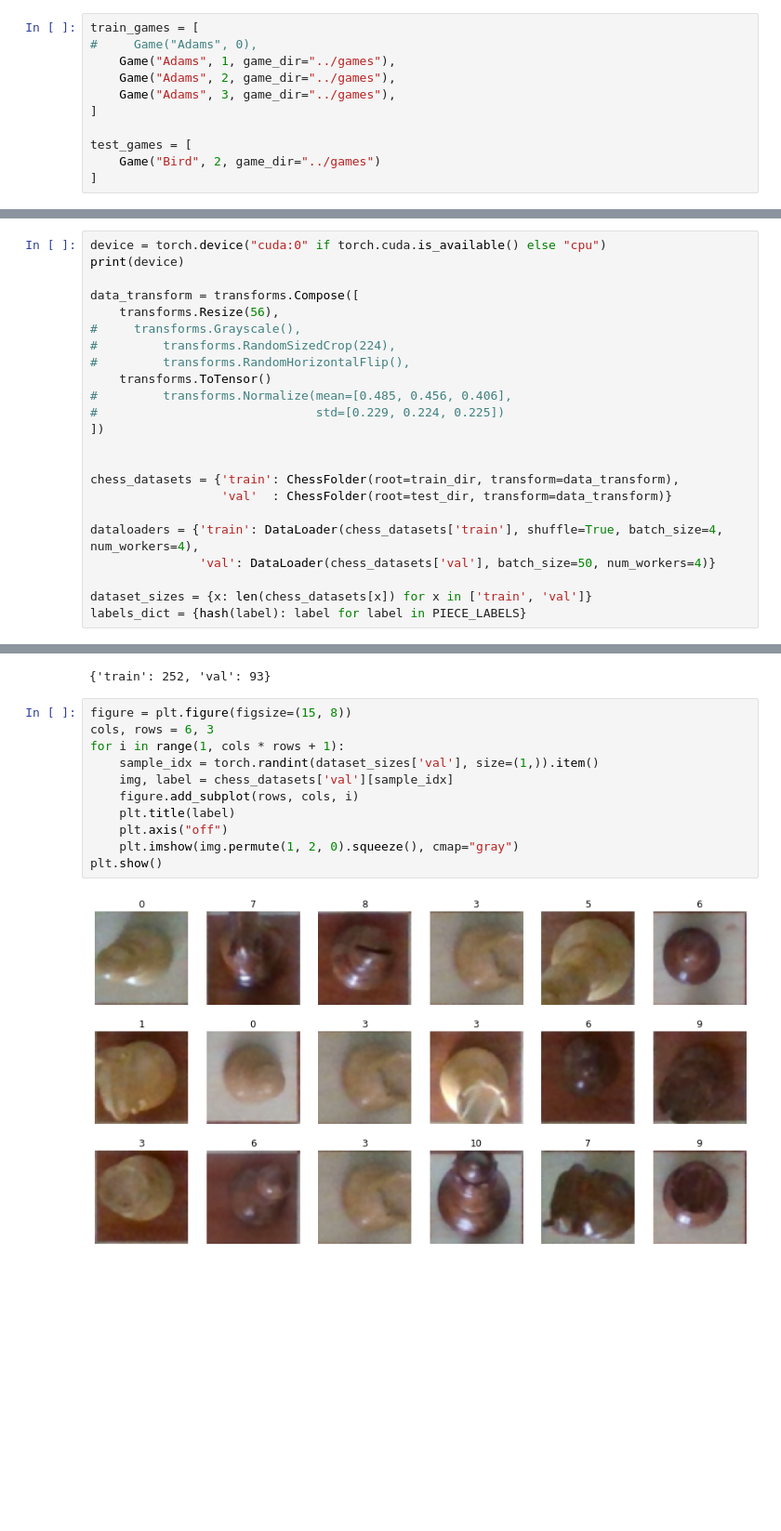
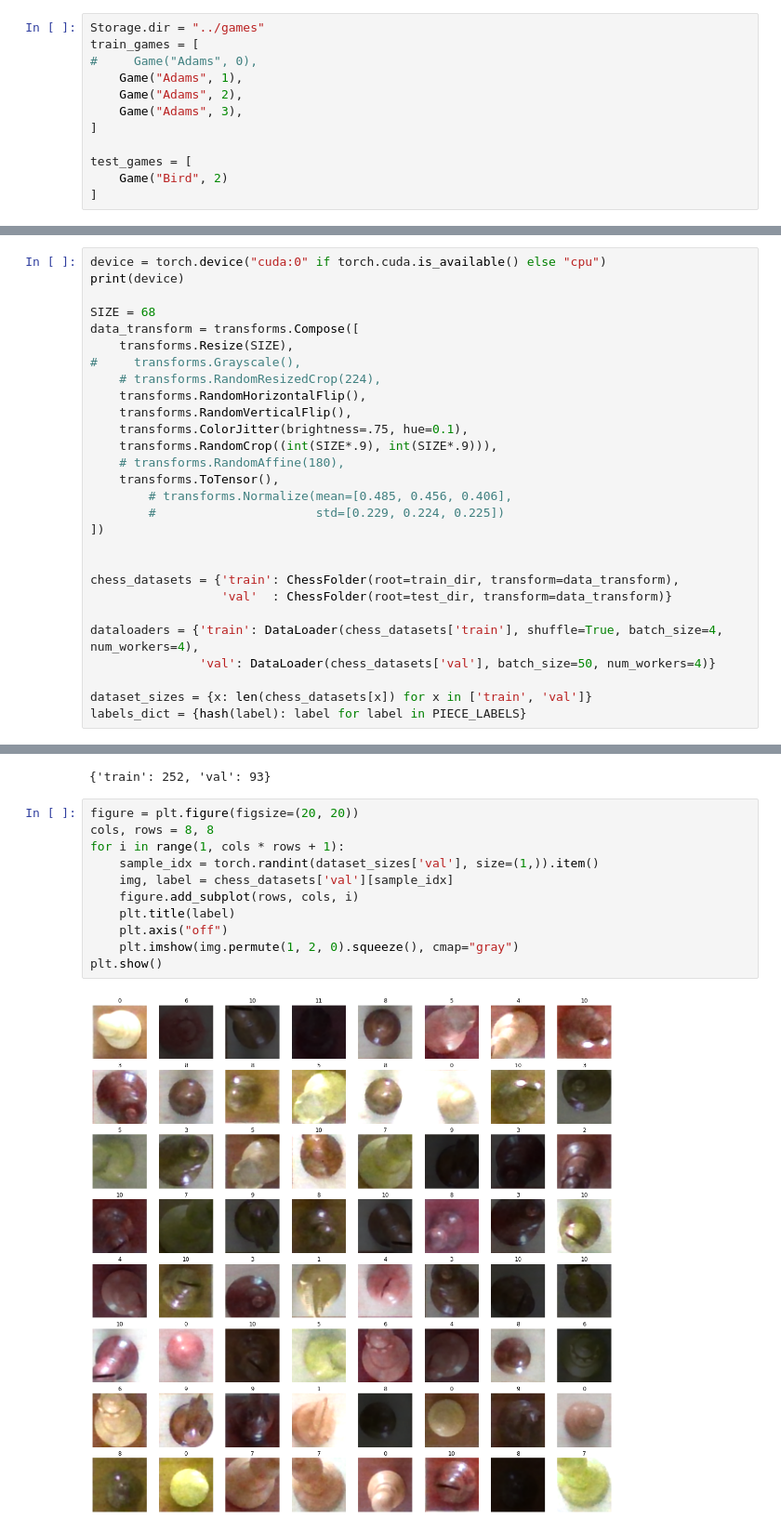
Before and after one commit to mulac/chess-vision, a Jupyter notebook: notebooks/model.ipynb, the cells around one changed output, grey strips where cells are left out. Shown at 93% size. Saved outputs shown, nothing was run; the diff lists cells and outputs as text; blank space fills up the shorter version.

```diff
--- a/notebooks/model.ipynb
+++ b/notebooks/model.ipynb
@@ -15,15 +13,16 @@ import torch
 from torch.utils.data import DataLoader
 from torchvision import transforms
 # %%
+Storage.dir = "../games"
 train_games = [
 #     Game("Adams", 0),
-    Game("Adams", 1, game_dir="../games"),
-    Game("Adams", 2, game_dir="../games"),
-    Game("Adams", 3, game_dir="../games"),
+    Game("Adams", 1),
+    Game("Adams", 2),
+    Game("Adams", 3),
 ]
 
 test_games = [
-    Game("Bird", 2, game_dir="../games")
+    Game("Bird", 2)
 ]
 # %%
 len(test_games[0])
@@ -41,14 +40,19 @@ train_dir, test_dir, os.path.basename(train_dir)
 device = torch.device("cuda:0" if torch.cuda.is_available() else "cpu")
 print(device)
 
+SIZE = 68
 data_transform = transforms.Compose([
-    transforms.Resize(56),
+    transforms.Resize(SIZE),
 #     transforms.Grayscale(),
-#         transforms.RandomSizedCrop(224),
-#         transforms.RandomHorizontalFlip(),
-    transforms.ToTensor()
-#         transforms.Normalize(mean=[0.485, 0.456, 0.406],
-#                              std=[0.229, 0.224, 0.225])
+    # transforms.RandomResizedCrop(224),
+    transforms.RandomHorizontalFlip(),
+    transforms.RandomVerticalFlip(),
+    transforms.ColorJitter(brightness=.75, hue=0.1),
+    transforms.RandomCrop((int(SIZE*.9), int(SIZE*.9))),
+    # transforms.RandomAffine(180),
+    transforms.ToTensor(),
+        # transforms.Normalize(mean=[0.485, 0.456, 0.406],
+        #                      std=[0.229, 0.224, 0.225])
 ])
 
 
@@ -67,15 +71,15 @@ dataset_sizes
 # %% [output]
 {'train': 252, 'val': 93}
 # %%
-figure = plt.figure(figsize=(15, 8))
-cols, rows = 6, 3
+figure = plt.figure(figsize=(20, 20))
+cols, rows = 8, 8
 for i in range(1, cols * rows + 1):
     sample_idx = torch.randint(dataset_sizes['val'], size=(1,)).item()
     img, label = chess_datasets['val'][sample_idx]
     figure.add_subplot(rows, cols, i)
     plt.title(label)
     plt.axis("off")
     plt.imshow(img.permute(1, 2, 0).squeeze(), cmap="gray")
 plt.show()
 # %% [output]
-[figure, old version]
+[figure, new version]
```
Also changed, not shown: parts of 9 cells of this notebook, 2 other files.
